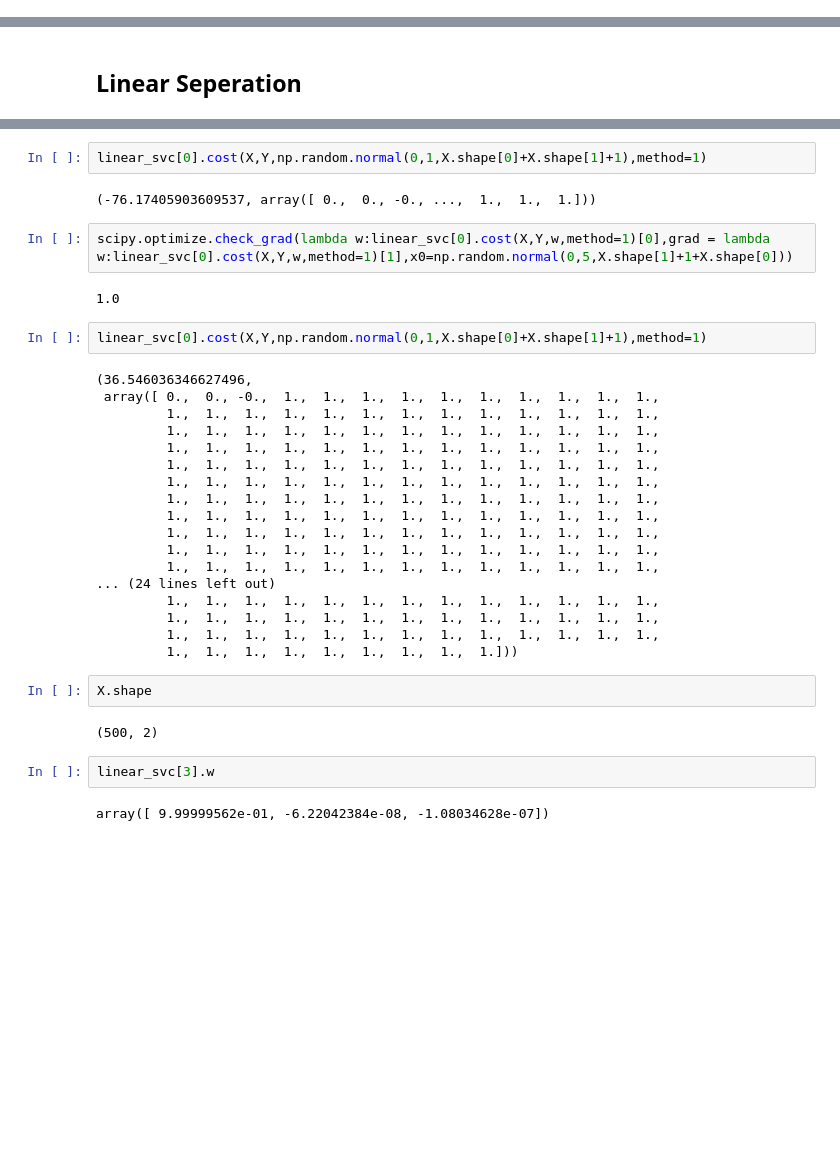
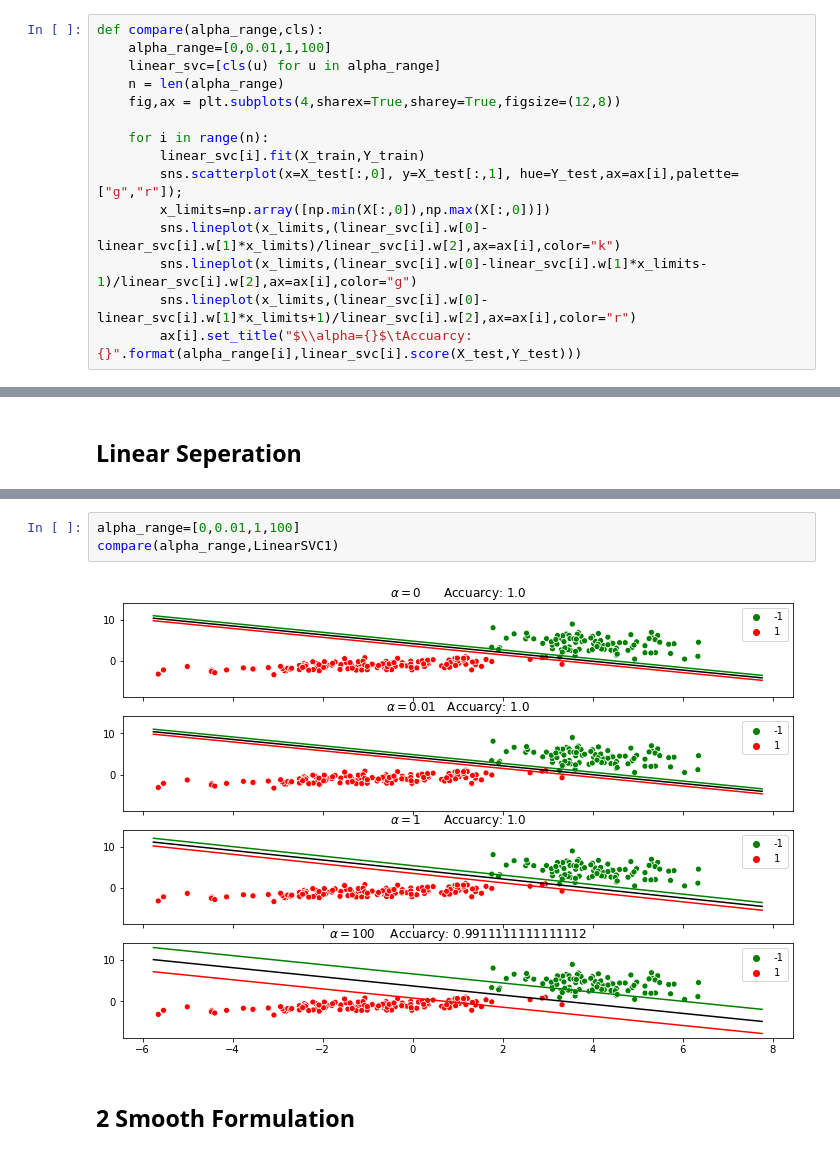
Before and after one commit to ramizouari/MachineLearning, a Jupyter notebook: svm/LinearSVM.ipynb, the cells around one changed output, grey strips where cells are left out. Saved outputs shown, nothing was run; the diff lists cells and outputs as text; blank space fills up the shorter version.

```diff
--- a/svm/LinearSVM.ipynb
+++ b/svm/LinearSVM.ipynb
@@ -22,3 +22,18 @@ Text(0.5, 1.0, 'Lineary separable data')
+# %%
+def compare(alpha_range,cls):
+    alpha_range=[0,0.01,1,100]
+    linear_svc=[cls(u) for u in alpha_range]
+    n = len(alpha_range)
+    fig,ax = plt.subplots(4,sharex=True,sharey=True,figsize=(12,8))
+
+    for i in range(n):
+        linear_svc[i].fit(X_train,Y_train)
+        sns.scatterplot(x=X_test[:,0], y=X_test[:,1], hue=Y_test,ax=ax[i],palette=["g","r"]);
+        x_limits=np.array([np.min(X[:,0]),np.max(X[:,0])])
+        sns.lineplot(x_limits,(linear_svc[i].w[0]-linear_svc[i].w[1]*x_limits)/linear_svc[i].w[2],ax=ax[i],color="k")
+        sns.lineplot(x_limits,(linear_svc[i].w[0]-linear_svc[i].w[1]*x_limits-1)/linear_svc[i].w[2],ax=ax[i],color="g")
+        sns.lineplot(x_limits,(linear_svc[i].w[0]-linear_svc[i].w[1]*x_limits+1)/linear_svc[i].w[2],ax=ax[i],color="r")
+        ax[i].set_title("$\\alpha={}$\tAccuarcy: {}".format(alpha_range[i],linear_svc[i].score(X_test,Y_test)))
 # %% [markdown]
 # Linear Support Vector Machine
 # I Deriving SVM
@@ -182,36 +152,7 @@ array([0., 0., 0.])
-# %%
-linear_svc[0].cost(X,Y,np.random.normal(0,1,X.shape[0]+X.shape[1]+1),method=1)
-# %% [output]
-(-76.17405903609537, array([ 0.,  0., -0., ...,  1.,  1.,  1.]))
-# %%
-scipy.optimize.check_grad(lambda w:linear_svc[0].cost(X,Y,w,method=1)[0],grad = lambda w:linear_svc[0].cost(X,Y,w,method=1)[1],x0=np.random.normal(0,5,X.shape[1]+1+X.shape[0]))
-# %% [output]
-1.0
-# %%
-linear_svc[0].cost(X,Y,np.random.normal(0,1,X.shape[0]+X.shape[1]+1),method=1)
-# %% [output]
-(36.546036346627496,
- array([ 0.,  0., -0.,  1.,  1.,  1.,  1.,  1.,  1.,  1.,  1.,  1.,  1.,
-         1.,  1.,  1.,  1.,  1.,  1.,  1.,  1.,  1.,  1.,  1.,  1.,  1.,
-         1.,  1.,  1.,  1.,  1.,  1.,  1.,  1.,  1.,  1.,  1.,  1.,  1.,
-         1.,  1.,  1.,  1.,  1.,  1.,  1.,  1.,  1.,  1.,  1.,  1.,  1.,
-         1.,  1.,  1.,  1.,  1.,  1.,  1.,  1.,  1.,  1.,  1.,  1.,  1.,
-         1.,  1.,  1.,  1.,  1.,  1.,  1.,  1.,  1.,  1.,  1.,  1.,  1.,
-         1.,  1.,  1.,  1.,  1.,  1.,  1.,  1.,  1.,  1.,  1.,  1.,  1.,
-         1.,  1.,  1.,  1.,  1.,  1.,  1.,  1.,  1.,  1.,  1.,  1.,  1.,
-         1.,  1.,  1.,  1.,  1.,  1.,  1.,  1.,  1.,  1.,  1.,  1.,  1.,
-         1.,  1.,  1.,  1.,  1.,  1.,  1.,  1.,  1.,  1.,  1.,  1.,  1.,
-         1.,  1.,  1.,  1.,  1.,  1.,  1.,  1.,  1.,  1.,  1.,  1.,  1.,
-... (24 lines left out)
-         1.,  1.,  1.,  1.,  1.,  1.,  1.,  1.,  1.,  1.,  1.,  1.,  1.,
-         1.,  1.,  1.,  1.,  1.,  1.,  1.,  1.,  1.,  1.,  1.,  1.,  1.,
-         1.,  1.,  1.,  1.,  1.,  1.,  1.,  1.,  1.,  1.,  1.,  1.,  1.,
-         1.,  1.,  1.,  1.,  1.,  1.,  1.,  1.,  1.]))
-# %%
-X.shape
-# %% [output]
-(500, 2)
-# %%
-linear_svc[3].w
-# %% [output]
-array([ 9.99999562e-01, -6.22042384e-08, -1.08034628e-07])
+# %%
+alpha_range=[0,0.01,1,100]
+compare(alpha_range,LinearSVC1)
+# %% [output]
+[figure, added]
+# %% [markdown]
+## 2 Smooth Formulation
```
Also changed, not shown: parts of 11 cells of this notebook, 3 other files.
